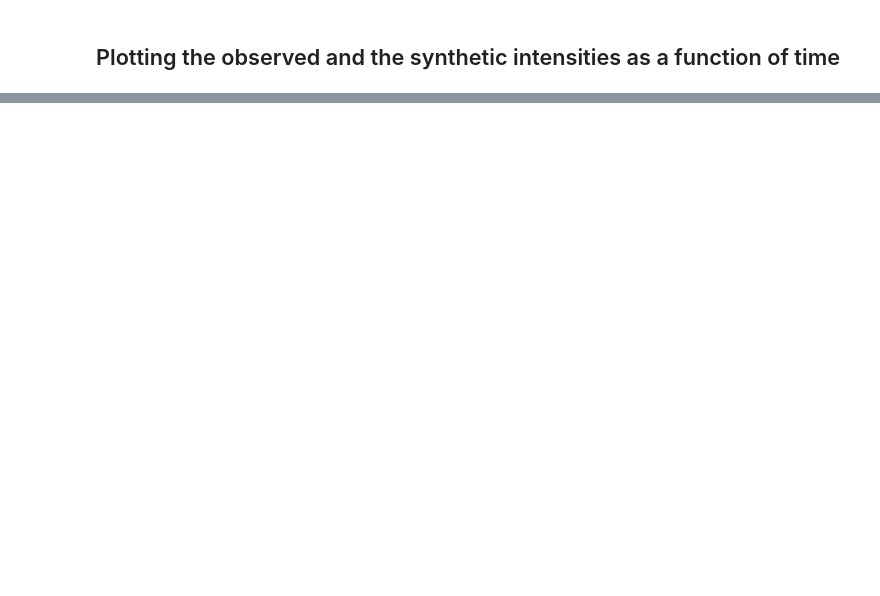
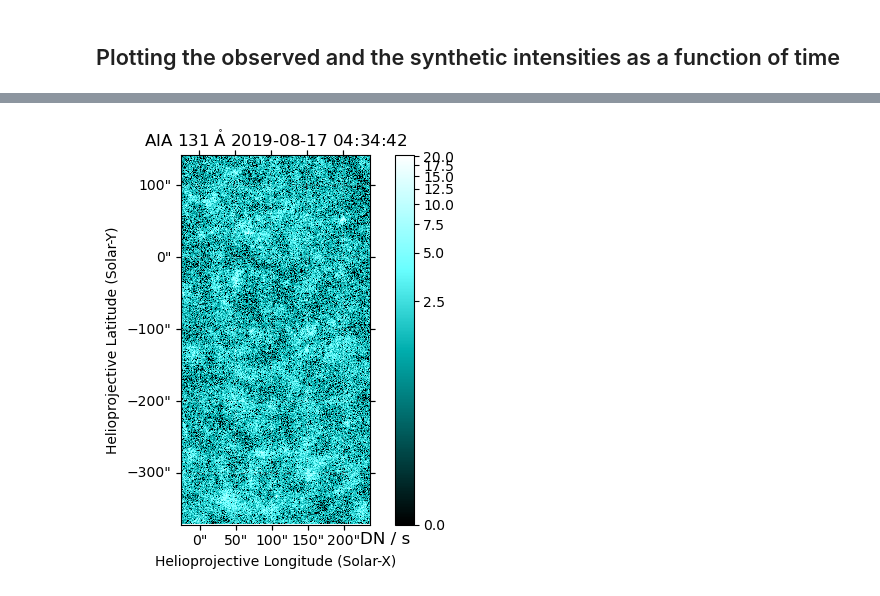
Before and after one commit to souvikita/muse_validation_pipeline, a Jupyter notebook: museval/working_codes/QS_new_analysis_ratio.ipynb, the cells around one changed output, grey strips where cells are left out. Cells and saved outputs as stored; diff of their text form; code cells hidden in the pictures; blank space fills up the shorter version.

```diff
--- a/museval/working_codes/QS_new_analysis_ratio.ipynb
+++ b/museval/working_codes/QS_new_analysis_ratio.ipynb
@@ -332,0 +339,6 @@ Text(0.5, 0.97, 'SDO/AIA QS synthetics')
+# %%
+## Investigating the QS datasets to make sure what is wrong with AIA 131
+
+test_aia = np.load('/Users/souvikb/MUSE_outputs/EIS_IRIS_QS_obs/QS_AIA_2019-08-17T04:33:00.npz',allow_pickle=True)
+test_aia_131 = test_aia['a131']
+# test_aia_131.peek()
@@ -332,0 +365,4 @@ Text(0.5, 0.97, 'SDO/AIA QS synthetics')
+# %%
+test_aia_131.item().peek()
+# %% [output]
+[figure, added]
```
Also changed, not shown: parts of 6 cells of this notebook.
